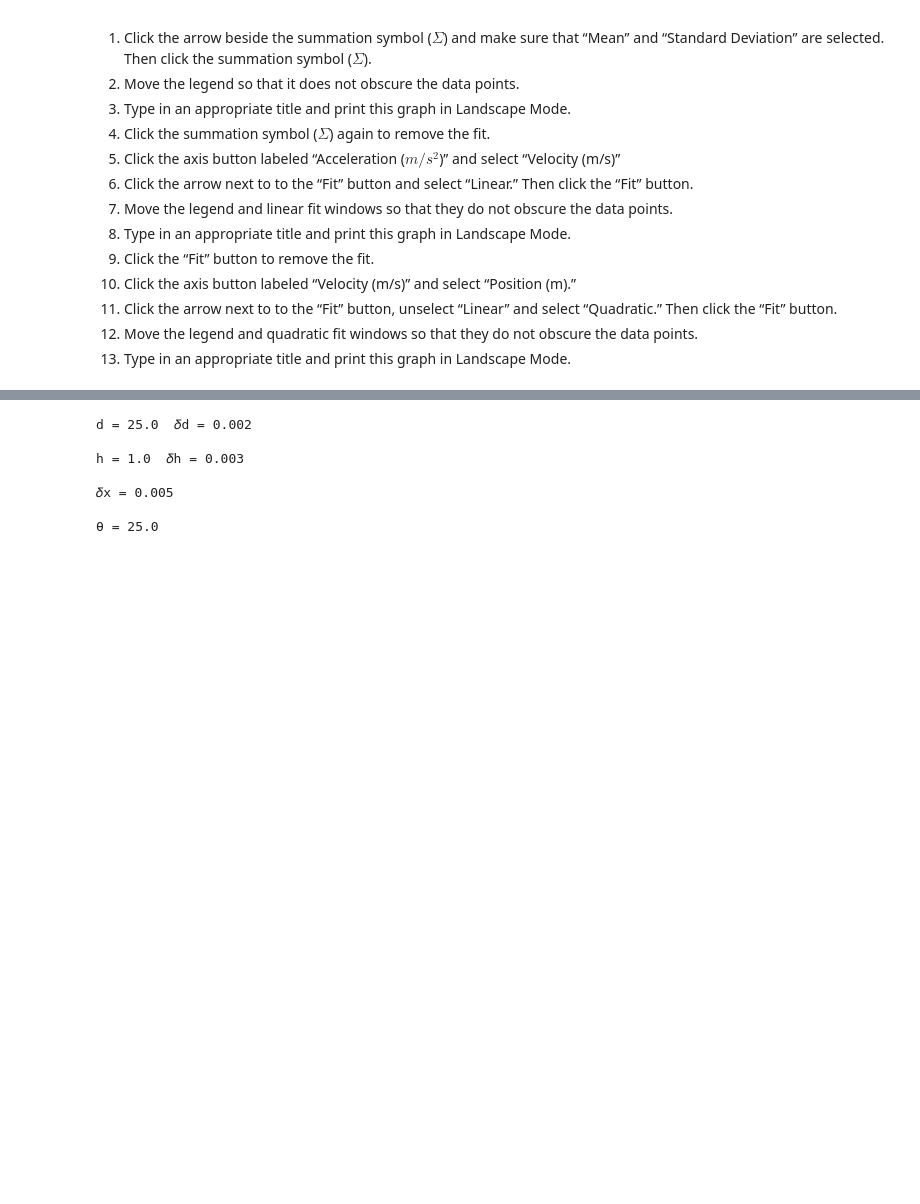
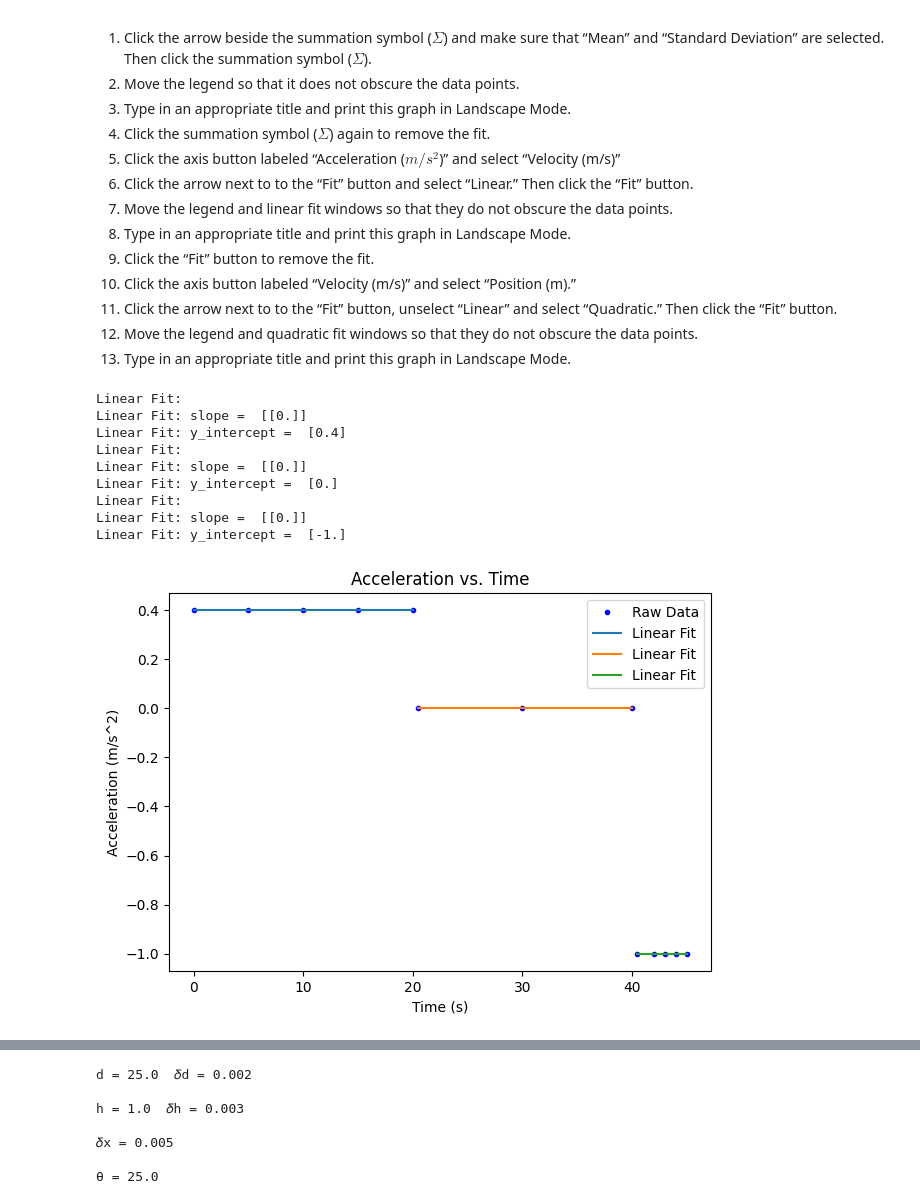
Before and after one commit to nmack21/PhysicsLabs, a Jupyter notebook: PHYS201/PHYS201L2-1.ipynb, the cells around one changed output, grey strips where cells are left out. Saved outputs shown, nothing was run; the diff lists cells and outputs as text; code cells hidden in the pictures; blank space fills up the shorter version.

```diff
--- a/PHYS201/PHYS201L2-1.ipynb
+++ b/PHYS201/PHYS201L2-1.ipynb
@@ -281,3 +431,54 @@ This time, let’s allow the Capstone software to analyze our data:
 11. Click the arrow next to to the “Fit” button, unselect “Linear” and select “Quadratic.” Then click the “Fit” button.
 12. Move the legend and quadratic fit windows so that they do not obscure the data points.
 13. Type in an appropriate title and print this graph in Landscape Mode.
+# %%
+# Acceleration vs Time Graph (Tilted Airtrack)
+
+# Reads the name of the csv file and gets the data
+df = pd.read_csv("./Demo files/Acceleration vs Time test.csv")
+
+# Prints information about the file
+#df.info()
+
+print("")
+
+# Defines the x and y values
+time = df.filter(['Time (s)'], axis=1).dropna()
+position = df.filter(['Acceleration (m/s^2)'], axis=1).dropna()
+
+fig=plt.figure(figsize=(7,5), dpi= 100, facecolor='w', edgecolor='k')
+
+# Gets the data values for x and y
+x_data = time.values.reshape(-1, 1)
+y_data = position.values.reshape(-1, 1)
+
+# Creates the base plot with titles
+# df.plot(x='Time (s)', y='Position (m)', kind ='scatter')
+plt.plot(x_data,y_data,'b.',label='Raw Data')
+plt.ylabel('Acceleration (m/s^2)')
+plt.xlabel('Time (s)')
+plt.title('Acceleration vs. Time')
+
+# Takes the x and y values to make a trendline
+intercept1, slope1 = linear_fit_plot(x_data,y_data,0.0,20.0)
+intercept2, slope2 = linear_fit_plot(x_data,y_data,20.1,40.0)
+intercept3, slope3 = linear_fit_plot(x_data,y_data,40.1,50.0)
+
+# Adds the legend to the plot
+plt.legend()
+
+# Displays the plot
+plt.show()
+
+print("")
+# %% [output]
+Linear Fit:
+Linear Fit: slope =  [[0.]]
+Linear Fit: y_intercept =  [0.4]
+Linear Fit:
+Linear Fit: slope =  [[0.]]
+Linear Fit: y_intercept =  [0.]
+Linear Fit:
+Linear Fit: slope =  [[0.]]
+Linear Fit: y_intercept =  [-1.]
+[figure, added]
```
Also changed, not shown: parts of 15 cells of this notebook, 1 other file.
